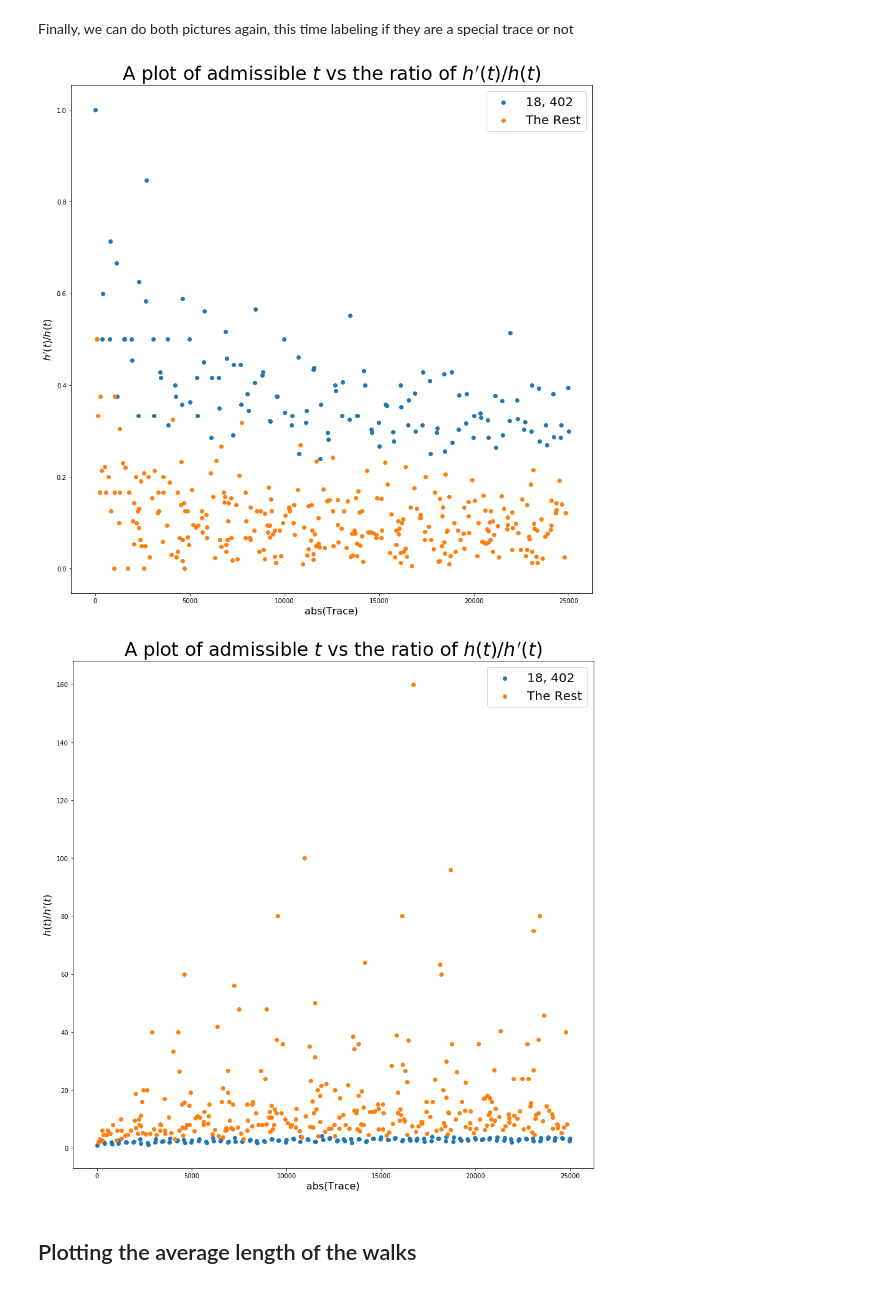
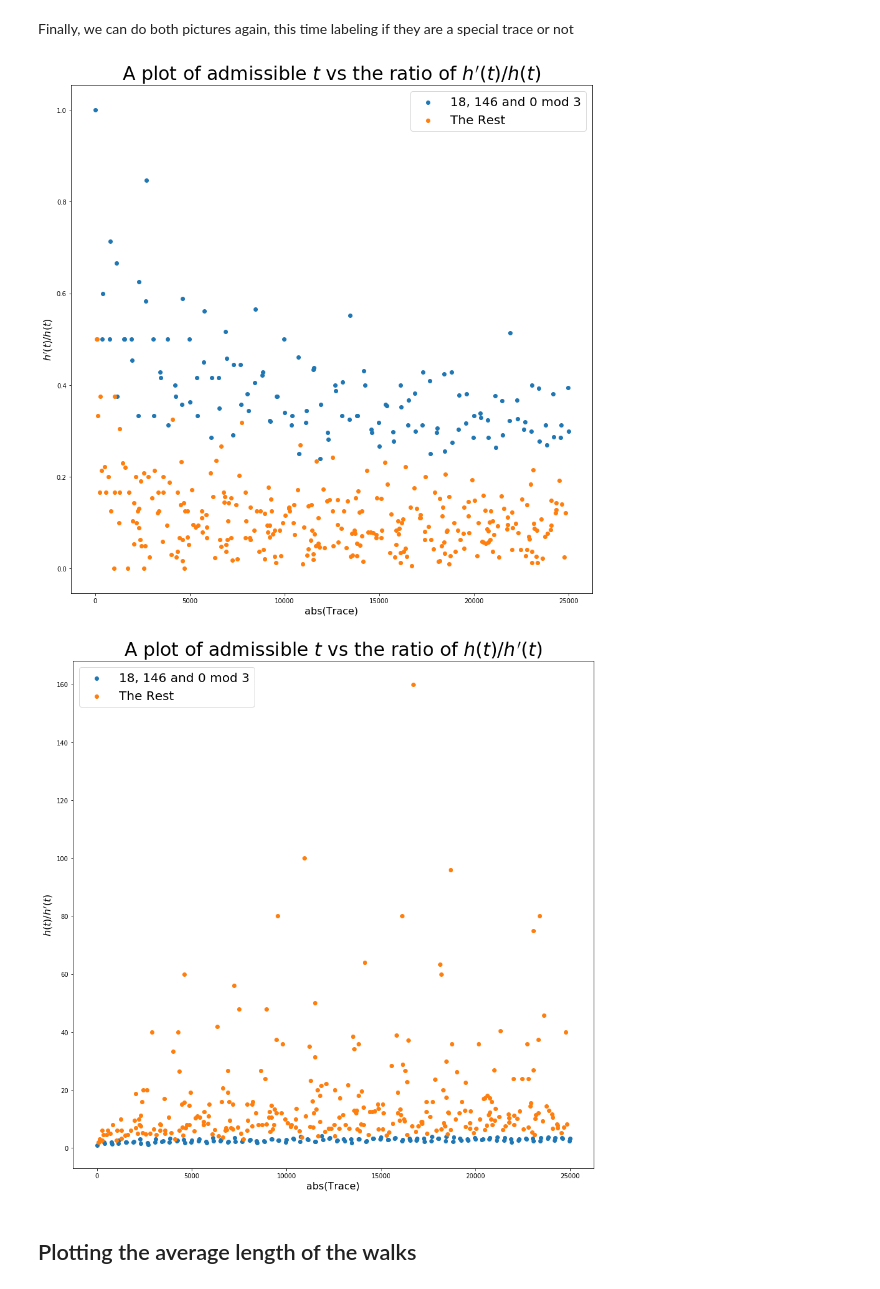
Before and after one commit to BrookeOgrodnik/CommutatorSubgroups, a Jupyter notebook: PythonCode/Class_Number.ipynb, the cells around one changed output. Saved outputs shown, nothing was run; the diff lists cells and outputs as text; code cells hidden in the pictures.

```diff
--- a/PythonCode/Class_Number.ipynb
+++ b/PythonCode/Class_Number.ipynb
@@ -254,7 +254,7 @@ plt.show()
 Finally, we can do both pictures again, this time labeling if they are a special trace or not
 # %%
 plt.figure(figsize=(15,15))
-plt.scatter(special_traces.trace.values, special_traces.commutator_class_number.values/special_traces.L_class_number.values,label='18, 402')
+plt.scatter(special_traces.trace.values, special_traces.commutator_class_number.values/special_traces.L_class_number.values,label='18, 146 and 0 mod 3')
 plt.scatter(non_special_traces.trace.values,non_special_traces.commutator_class_number.values/non_special_traces.L_class_number.values,label='The Rest')
 #plt.plot(x, [0]*len(x), 'k--')
 
@@ -267,24 +267,24 @@ plt.title("A plot of admissible $t$ vs the ratio of $h'(t)/h(t)$", fontsize = 30
 plt.legend(fontsize=20)
 plt.show()
 # %% [output]
-[figure, old version]
+[figure, new version]
 # %%
 plt.figure(figsize=(15,15))
-plt.scatter(special_traces.loc[special_traces.commutator_class_number!=0].trace.values, special_traces.loc[special_traces.commutator_class_number!=0].L_class_number.values/special_traces.loc[special_traces.commutator_class_number!=0].commutator_class_number.values,label='18, 402')
+plt.scatter(special_traces.loc[special_traces.commutator_class_number!=0].trace.values, special_traces.loc[special_traces.commutator_class_number!=0].L_class_number.values/special_traces.loc[special_traces.commutator_class_number!=0].commutator_class_number.values,label='18, 146 and 0 mod 3')
 plt.scatter(non_special_traces.loc[non_special_traces.commutator_class_number!=0].trace.values, non_special_traces.loc[non_special_traces.commutator_class_number!=0].L_class_number.values/non_special_traces.loc[non_special_traces.commutator_class_number!=0].commutator_class_number.values,label='The Rest')
 #plt.plot(x, [0]*len(x), 'k--')
 
 
 plt.xlabel("abs(Trace)", fontsize = 16)
 plt.ylabel("$h(t)/h'(t)$", fontsize = 16)
 # Also a title
 plt.title("A plot of admissible $t$ vs the ratio of $h(t)/h'(t)$", fontsize = 30)
 
 # plt.legend() adds the legend to the plot
 plt.legend(fontsize=20)
 plt.show()
 # %% [output]
-[figure, old version]
+[figure, new version]
 # %% [markdown]
 ## Plotting the average length of the walks
 # %%
```
Also changed, not shown: parts of 7 cells of this notebook.
